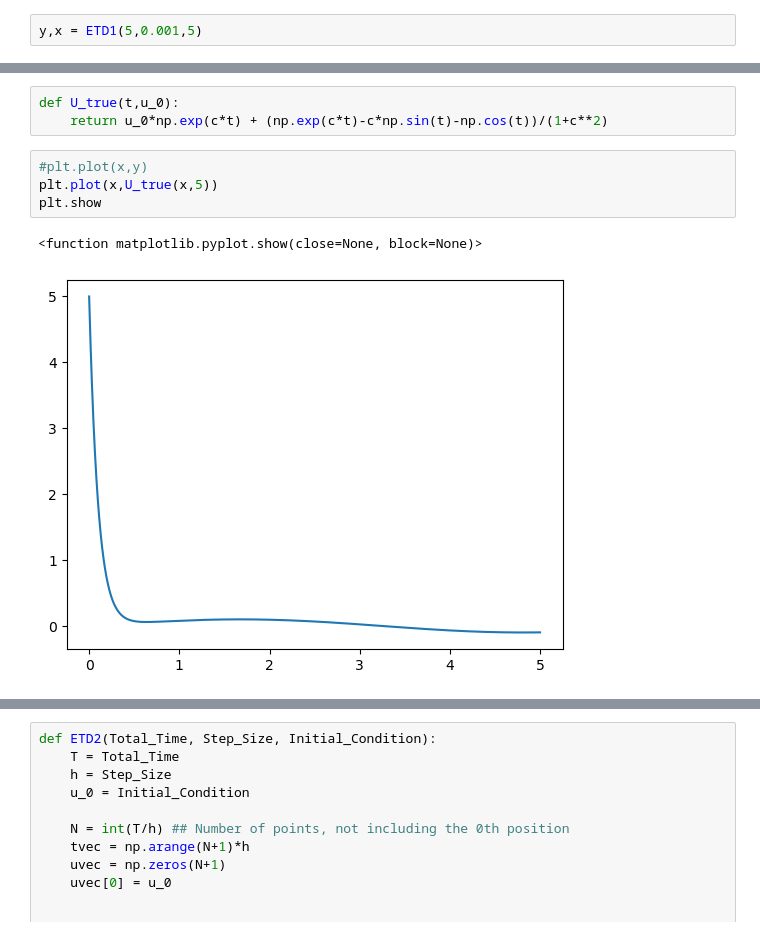
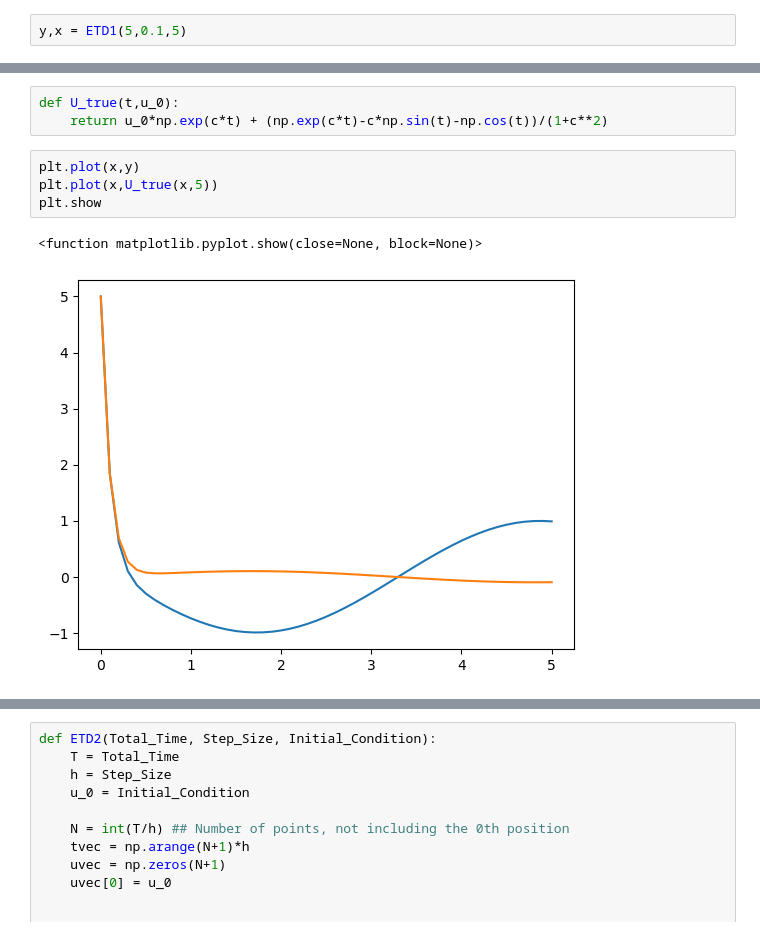
Before and after one commit to Gaffeyh/Research_Project, a Jupyter notebook: SimpleTest.ipynb, the cells around one changed output, grey strips where cells are left out. Saved outputs shown, nothing was run; the diff lists cells and outputs as text.

```diff
--- a/SimpleTest.ipynb
+++ b/SimpleTest.ipynb
@@ -68,7 +68,7 @@ def ETD1(Total_Time, Step_Size, Initial_Condition):
         uvec[i+1] = timestep(uvec[i], I, h)
     return uvec,tvec
 # %%
-y,x = ETD1(5,0.001,5)
+y,x = ETD1(5,0.1,5)
 # %%
 plt.plot(x,y)
 # %% [output]
@@ -82,9 +82,9 @@ Well we know theres an analytic solution to this given by
 def U_true(t,u_0):
     return u_0*np.exp(c*t) + (np.exp(c*t)-c*np.sin(t)-np.cos(t))/(1+c**2)
 # %%
-#plt.plot(x,y)
+plt.plot(x,y)
 plt.plot(x,U_true(x,5))
 plt.show
 # %% [output]
 <function matplotlib.pyplot.show(close=None, block=None)>
-[figure, old version]
+[figure, new version]
```
Also changed, not shown: parts of 5 cells of this notebook.
